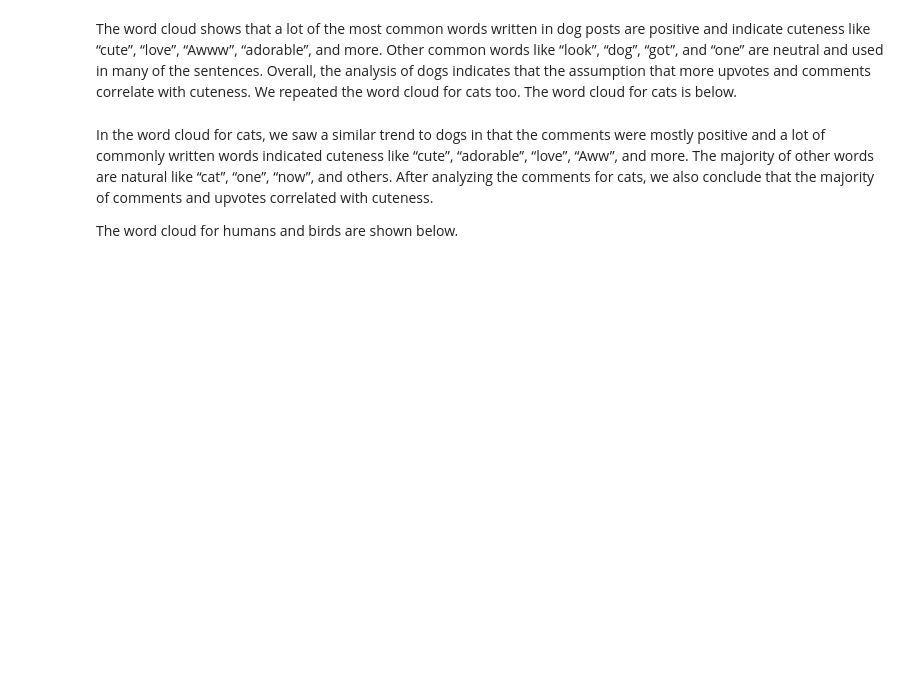
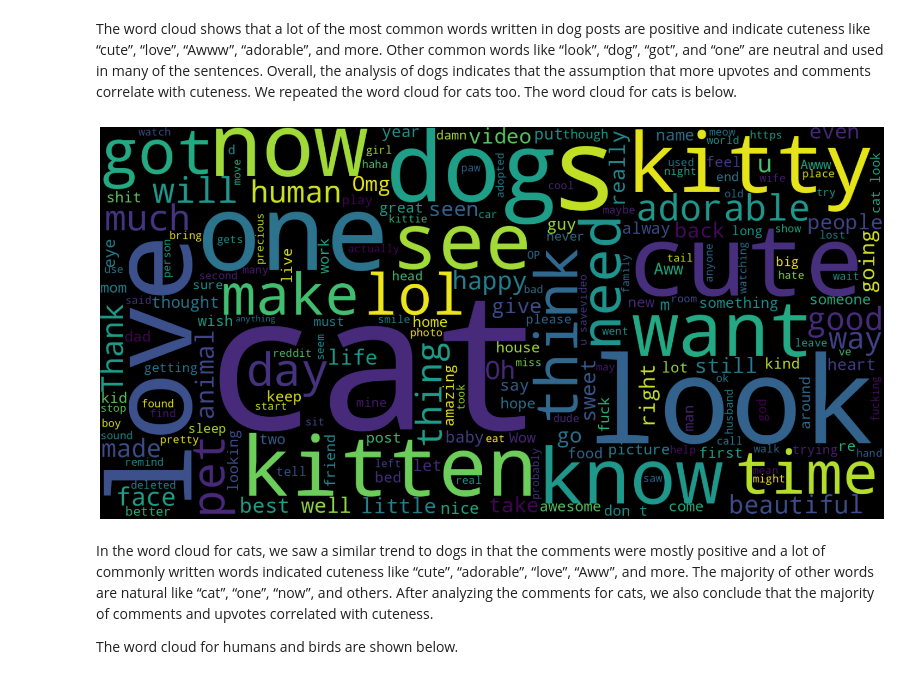
Before and after one commit to olincollege/cute-animals-reddit, a Jupyter notebook: comp_essay.ipynb, the cells around one changed output. Cells and saved outputs as stored; diff of their text form; code cells hidden in the pictures; blank space fills up the shorter version.

```diff
--- a/comp_essay.ipynb
+++ b/comp_essay.ipynb
@@ -39,5 +73,9 @@ The word cloud for dog is below.
 # %% [markdown]
 The word cloud shows that a lot of the most common words written in dog posts are positive and indicate cuteness like “cute”, “love”, “Awww”, “adorable”, and more. Other common words like “look”, “dog”, “got”, and “one” are neutral and used in many of the sentences. Overall, the analysis of dogs indicates that the assumption that more upvotes and comments correlate with cuteness.  We repeated the word cloud for cats too. The word cloud for cats is below.
+# %%
+create_word_cloud('cat')
+# %% [output]
+[figure, added]
 # %% [markdown]
 In the word cloud for cats, we saw a similar trend to dogs in that the comments were mostly positive and a lot of commonly written words indicated cuteness like “cute”, “adorable”, “love”, “Aww”, and more. The majority of other words are natural like “cat”, “one”, “now”, and others. After analyzing the comments for cats, we also conclude that the majority of comments and upvotes correlated with cuteness.
 
```
Also changed, not shown: parts of 17 cells of this notebook, 7 other files.
